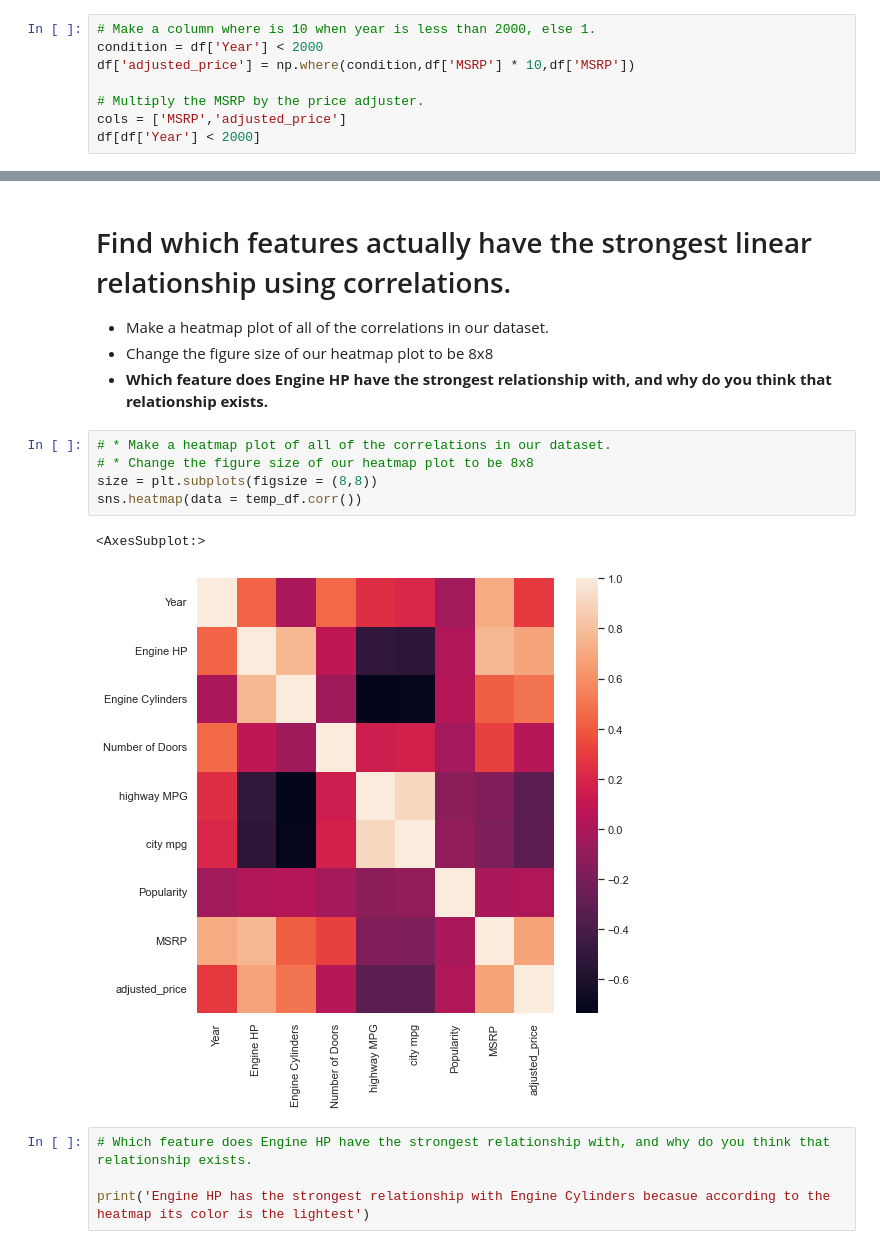
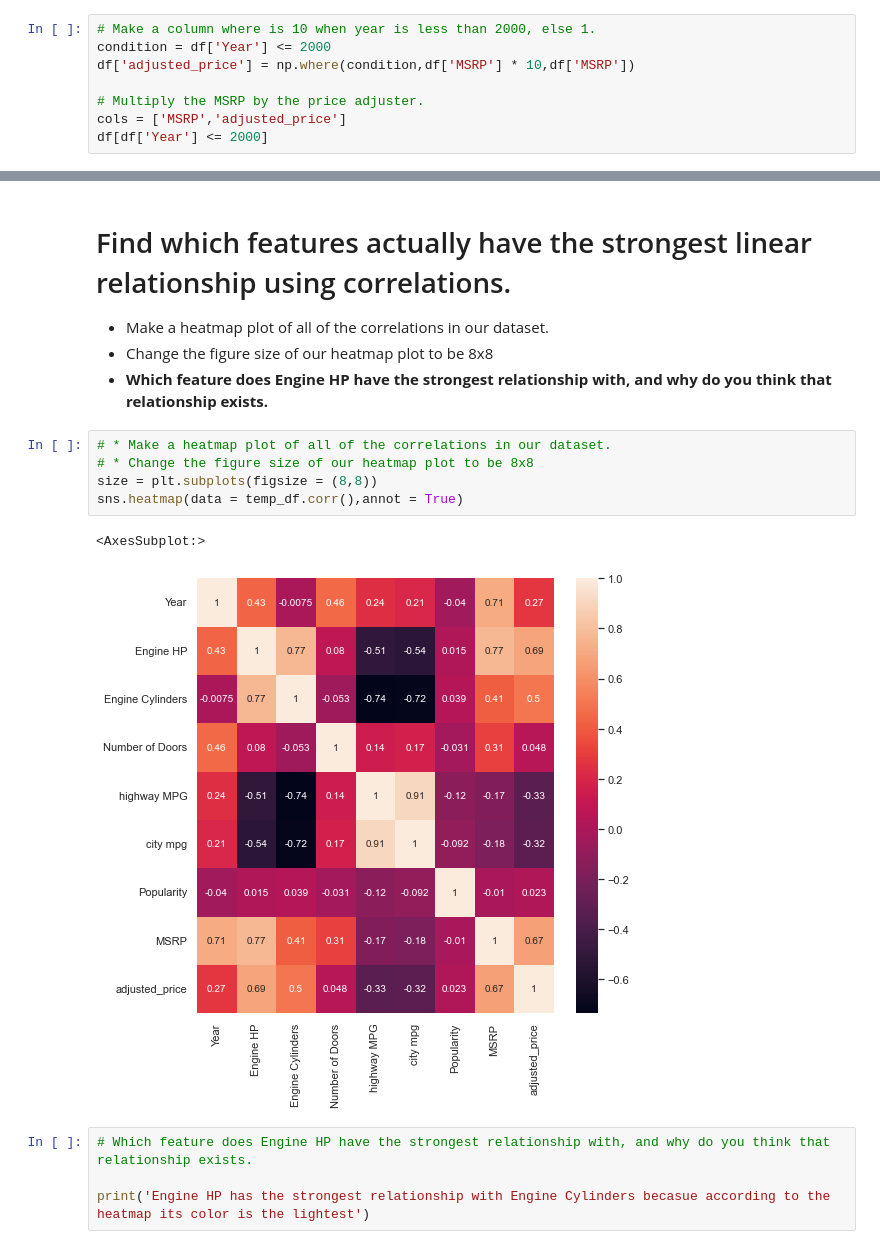
Before and after one commit to conor7276/2022-fall-data-science, a Jupyter notebook: Week-02-EDA/Exercise-EDA.ipynb, the cells around one changed output, grey strips where cells are left out. Saved outputs shown, nothing was run; the diff lists cells and outputs as text.

```diff
--- a/Week-02-EDA/Exercise-EDA.ipynb
+++ b/Week-02-EDA/Exercise-EDA.ipynb
@@ -158,11 +158,11 @@ df[df['Year'] < 2000]
 # %%
 # Make a column where is 10 when year is less than 2000, else 1.
-condition = df['Year'] < 2000
+condition = df['Year'] <= 2000
 df['adjusted_price'] = np.where(condition,df['MSRP'] * 10,df['MSRP'])
 
 # Multiply the MSRP by the price adjuster.
 cols = ['MSRP','adjusted_price']
-df[df['Year'] < 2000]
+df[df['Year'] <= 2000]
 # %% [output]
 |  | Make | Model | Year | Engine Fuel Type | Engine HP | Engine Cylinders | Transmission Type | ... |
 | 17 | Audi | 100 | 1992 | regular unleaded | 172.0 | 6.0 | MANUAL | ... |
@@ -397,11 +397,11 @@ City MPG and Highway MPG have a strong increasing linear relationship
 # %%
 # * Make a heatmap plot of all of the correlations in our dataset.
 # * Change the figure size of our heatmap plot to be 8x8
 size = plt.subplots(figsize = (8,8))
-sns.heatmap(data = temp_df.corr())
+sns.heatmap(data = temp_df.corr(),annot = True)
 # %% [output]
 <AxesSubplot:>
-[figure, old version]
+[figure, new version]
 # %%
 # Which feature does Engine HP have the strongest relationship with, and why do you think that relationship exists.
 
```
Also changed, not shown: parts of 7 cells of this notebook, 1 other file.
